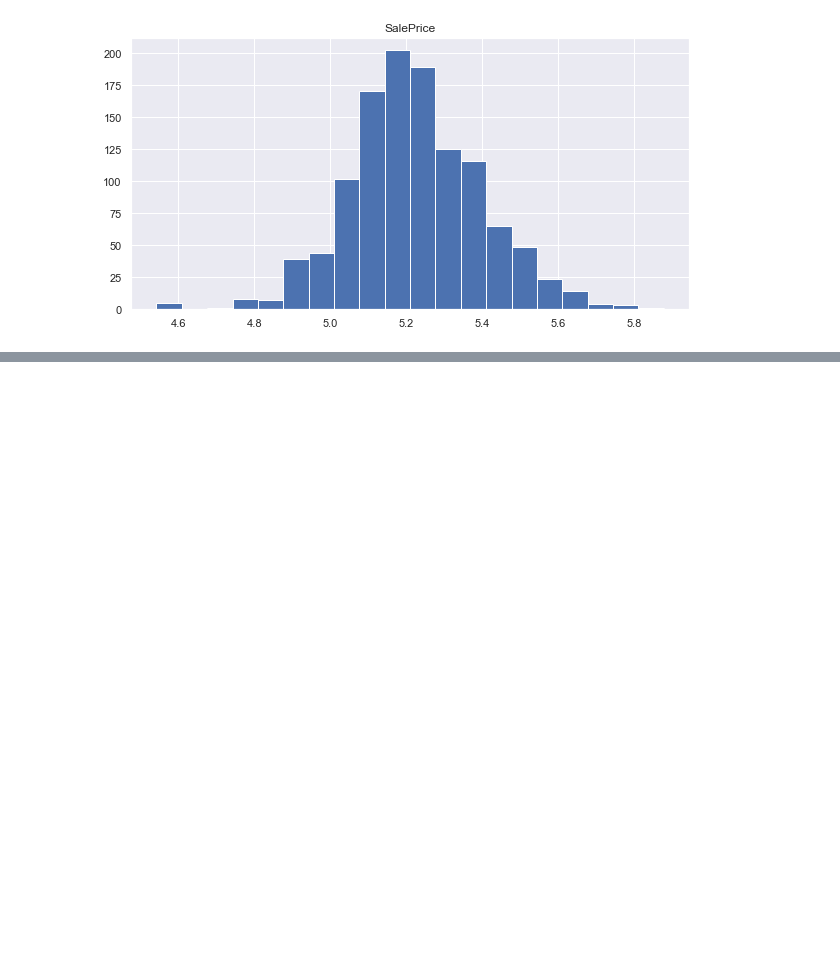
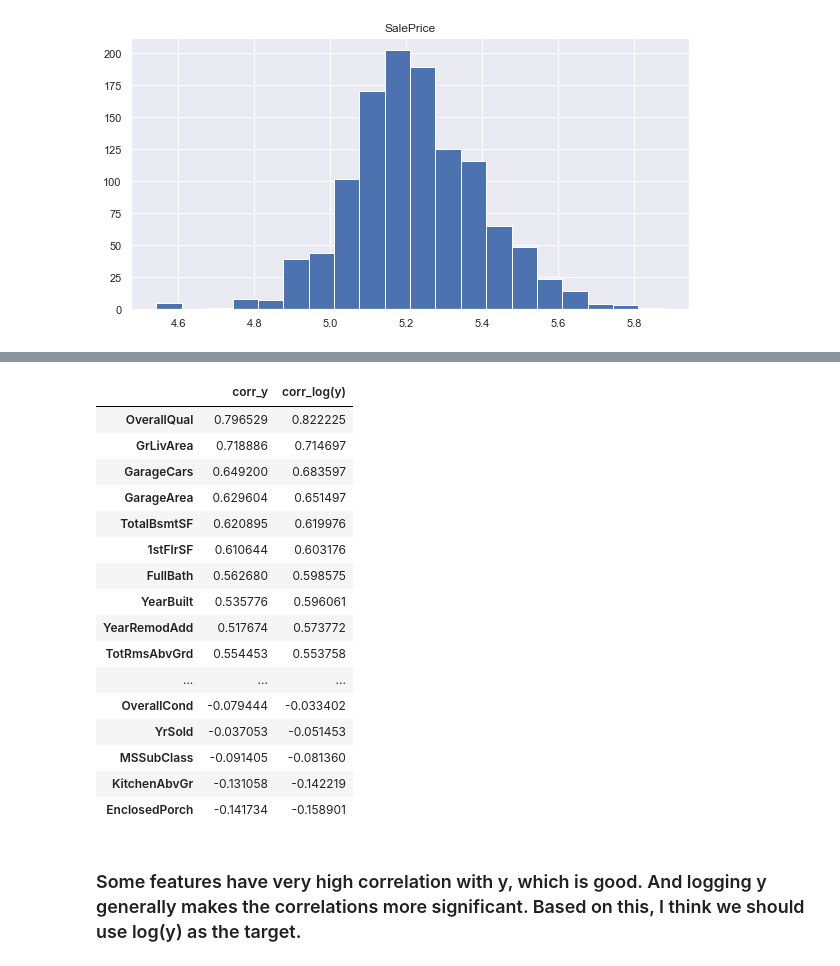
Before and after one commit to Zhang-Haipeng/house-price-prediction, a Jupyter notebook: src/EDA/EDA_Roc.ipynb, the cells around one changed output, grey strips where cells are left out. Drawn from its saved outputs; the diff is of its cells as text; code cells hidden in the pictures; blank space fills up the shorter version.

```diff
--- a/src/EDA/EDA_Roc.ipynb
+++ b/src/EDA/EDA_Roc.ipynb
@@ -87,0 +90,23 @@ X_train[num_vars]
+# %%
+# check the corr of all num_vars agains y and log(y)
+pd.DataFrame({'corr_y':num_df.corrwith(y_train), 'corr_log(y)':num_df.corrwith(np.log(y_train))}).sort_values(by='corr_log(y)', ascending=False)
+# %% [output]
+|  | corr_y | corr_log(y) |
+| OverallQual | 0.796529 | 0.822225 |
+| GrLivArea | 0.718886 | 0.714697 |
+| GarageCars | 0.649200 | 0.683597 |
+| GarageArea | 0.629604 | 0.651497 |
+| TotalBsmtSF | 0.620895 | 0.619976 |
+| 1stFlrSF | 0.610644 | 0.603176 |
+| FullBath | 0.562680 | 0.598575 |
+| YearBuilt | 0.535776 | 0.596061 |
+| YearRemodAdd | 0.517674 | 0.573772 |
+| TotRmsAbvGrd | 0.554453 | 0.553758 |
+| ... | ... | ... |
+| OverallCond | -0.079444 | -0.033402 |
+| YrSold | -0.037053 | -0.051453 |
+| MSSubClass | -0.091405 | -0.081360 |
+| KitchenAbvGr | -0.131058 | -0.142219 |
+| EnclosedPorch | -0.141734 | -0.158901 |
+# %% [markdown]
+### Some features have very high correlation with y, which is good.  And logging y generally makes the correlations more significant. Based on this, I think we should use log(y) as the target.
```
Also changed, not shown: parts of 2 cells of this notebook.
